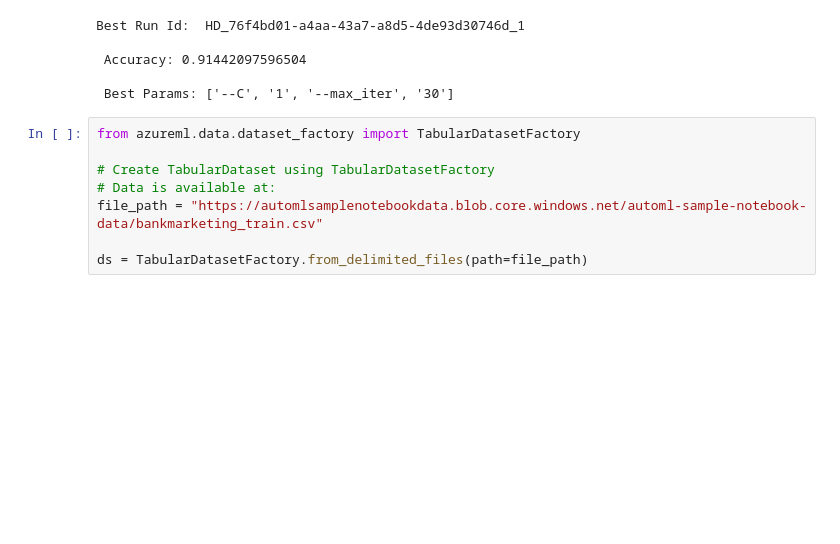
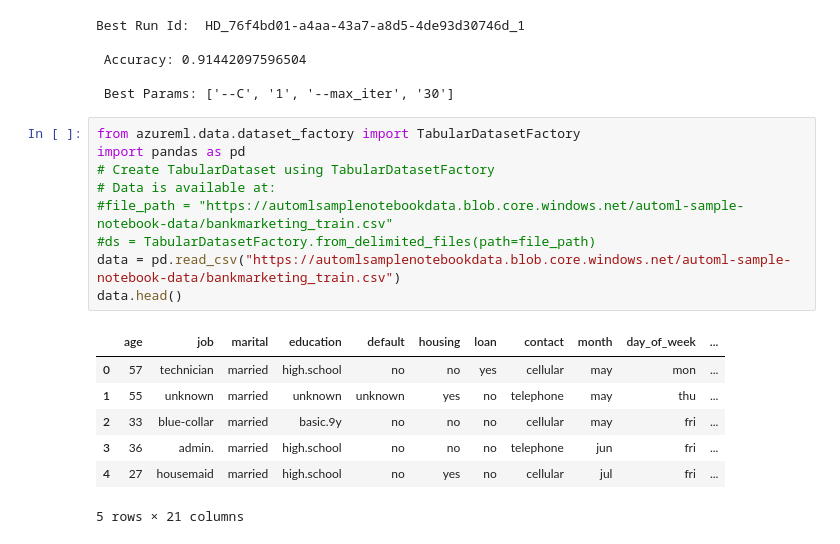
Before and after one commit to alathiya/Optimizing-Azure-ML-pipeline, a Jupyter notebook: udacity-project.ipynb, the cells around one changed output. Drawn from its saved outputs; the diff is of its cells as text; blank space fills up the shorter version.

Commit message:
automl experiment completed with best model

```diff
--- a/udacity-project.ipynb
+++ b/udacity-project.ipynb
@@ -102,9 +102,18 @@ Best Run Id:  HD_76f4bd01-a4aa-43a7-a8d5-4de93d30746d_1
  Best Params: ['--C', '1', '--max_iter', '30']
 # %%
 from azureml.data.dataset_factory import TabularDatasetFactory
-
+import pandas as pd
 # Create TabularDataset using TabularDatasetFactory
 # Data is available at:
-file_path = "https://automlsamplenotebookdata.blob.core.windows.net/automl-sample-notebook-data/bankmarketing_train.csv"
-
-ds = TabularDatasetFactory.from_delimited_files(path=file_path)
+#file_path = "https://automlsamplenotebookdata.blob.core.windows.net/automl-sample-notebook-data/bankmarketing_train.csv"
+#ds = TabularDatasetFactory.from_delimited_files(path=file_path)
+data = pd.read_csv("https://automlsamplenotebookdata.blob.core.windows.net/automl-sample-notebook-data/bankmarketing_train.csv")
+data.head()
+# %% [output]
+|  | age | job | marital | education | default | housing | loan | contact | month | day_of_week | ... |
+| 0 | 57 | technician | married | high.school | no | no | yes | cellular | may | mon | ... |
+| 1 | 55 | unknown | married | unknown | unknown | yes | no | telephone | may | thu | ... |
+| 2 | 33 | blue-collar | married | basic.9y | no | no | no | cellular | may | fri | ... |
+| 3 | 36 | admin. | married | high.school | no | no | no | telephone | jun | fri | ... |
+| 4 | 27 | housemaid | married | high.school | no | yes | no | cellular | jul | fri | ... |
+5 rows × 21 columns
```
Also changed, not shown: parts of 8 cells of this notebook.
